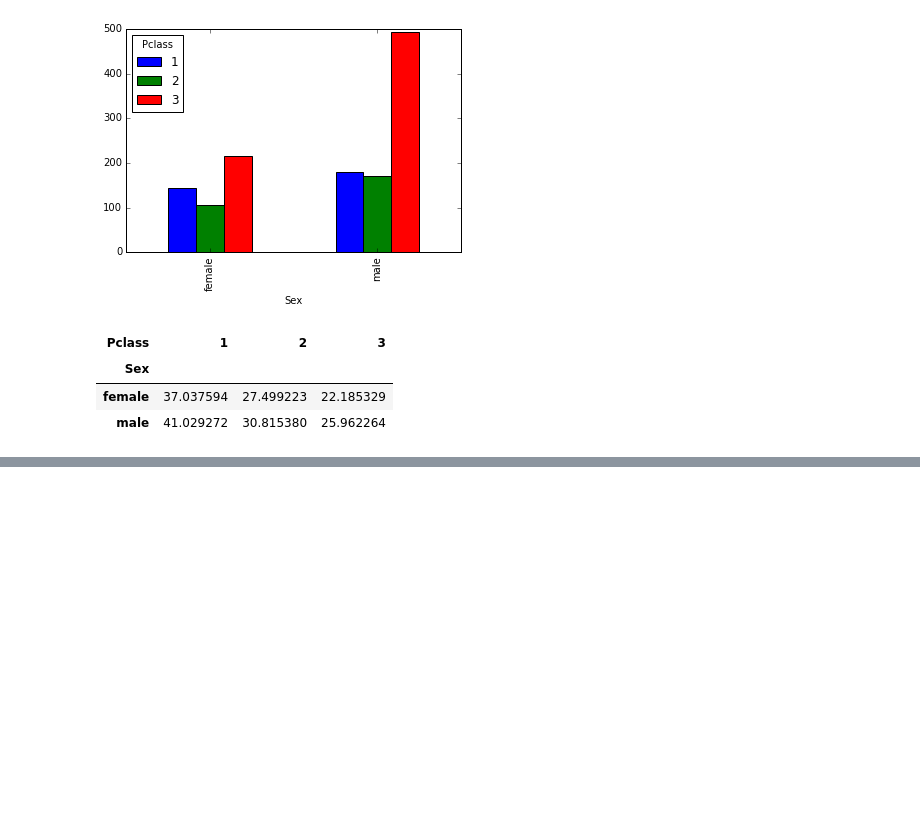
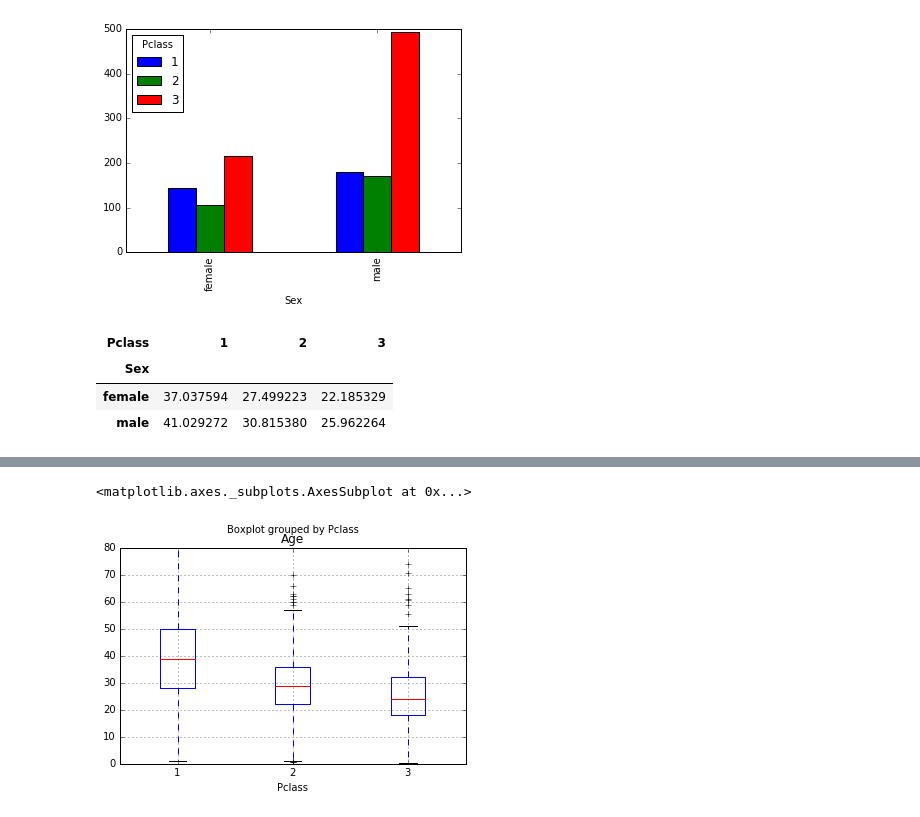
Before and after one commit to yrahul3910/titanic, a Jupyter notebook: notebooks/exploring-processing-data.ipynb, the cells around one changed output, grey strips where cells are left out. Cells and saved outputs as stored; diff of their text form; code cells hidden in the pictures; blank space fills up the shorter version.

```diff
--- a/notebooks/exploring-processing-data.ipynb
+++ b/notebooks/exploring-processing-data.ipynb
@@ -422,0 +582,5 @@ df.pivot_table(index="Sex", columns="Pclass", values="Age", aggfunc="mean")
+# %%
+df[df.Age.notnull()].boxplot("Age", "Pclass")
+# %% [output]
+<matplotlib.axes._subplots.AxesSubplot at 0x...>
+[figure, added]
```
Also changed, not shown: parts of 42 cells of this notebook.
